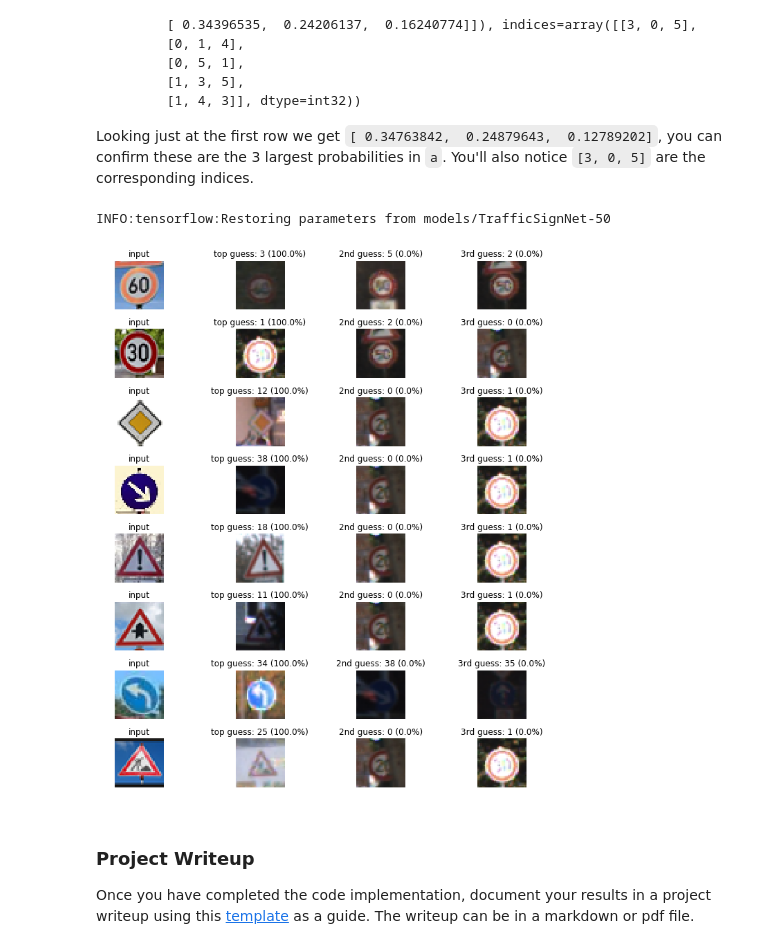
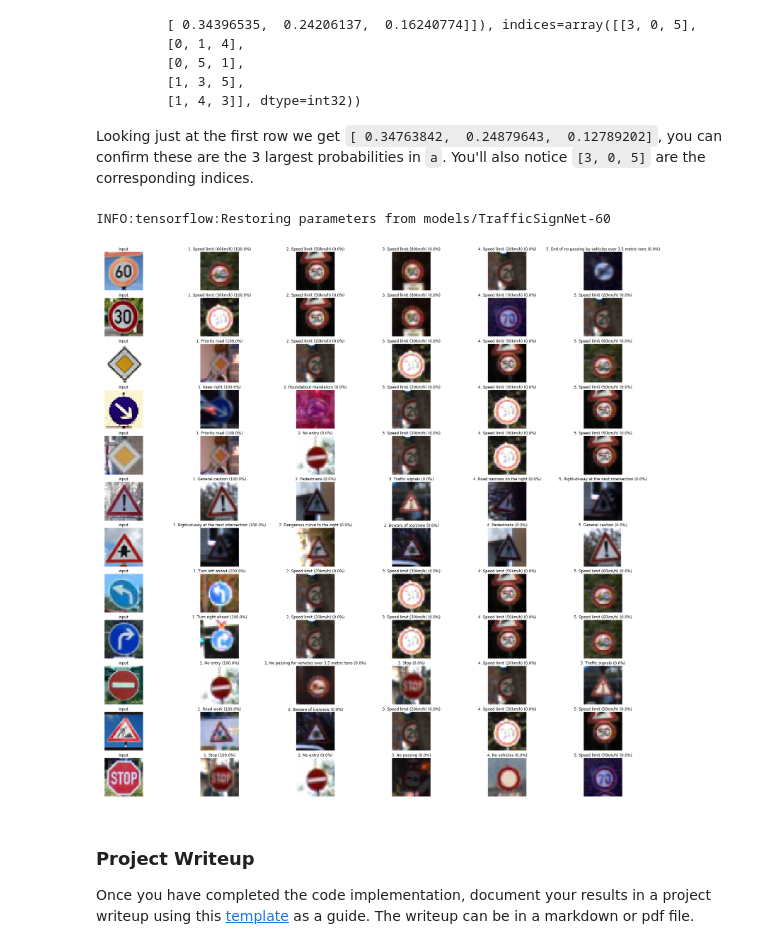
Before and after one commit to jake5452/CarND-Traffic-Sign-Classifier-Project, a Jupyter notebook: Traffic_Sign_Classifier.ipynb, the cells around one changed output. Saved outputs shown, nothing was run; the diff lists cells and outputs as text; code cells hidden in the pictures.

Commit message:
Adding more test data

```diff
--- a/Traffic_Sign_Classifier.ipynb
+++ b/Traffic_Sign_Classifier.ipynb
@@ -475,9 +481,9 @@ Validation accuracy:  0.984807258561
 # %%
+# Pick the best model and run test
 with tf.Session() as sess:
     sess.run(tf.global_variables_initializer())
-    # Pick the best model
-    saver2 = tf.train.import_meta_graph('models/TrafficSignNet-50.meta')
-    saver2.restore(sess, "models/TrafficSignNet-50")
+    saver = tf.train.import_meta_graph('models/TrafficSignNet-60.meta')
+    saver.restore(sess, "models/TrafficSignNet-60")
     test_accuracy = evaluate(X_test_processed, y_test)
     print("Test Set Accuracy: ", test_accuracy)
 # %% [output]
@@ -526,13 +547,13 @@ new_images_processed = np.array(new_images_processed)
 ### Run the predictions here and use the model to output the prediction for each image.
 ### Make sure to pre-process the images with the same pre-processing pipeline used earlier.
 ### Feel free to use as many code cells as needed.
-new_images_labels = [3, 1, 12, 38, 18, 11, 34, 25]
+new_images_labels = [3, 1, 12, 38, 12, 18, 11, 34, 33, 17, 25, 14]
+new_images_labels
 
-# Run test on the collected images and produce predictions
 with tf.Session() as sess:
     sess.run(tf.global_variables_initializer())
-    saver3 = tf.train.import_meta_graph('models/TrafficSignNet-50.meta')
-    saver3.restore(sess, "models/TrafficSignNet-50")
+    saver = tf.train.import_meta_graph('models/TrafficSignNet-60.meta')
+    saver.restore(sess, "models/TrafficSignNet-60")
     test_accuracy = evaluate(new_images_processed, new_images_labels)
     output = sess.run(tf.nn.softmax(logits), feed_dict={input_image: new_images_processed,
                                              labels: new_images_labels,
@@ -546,12 +567,10 @@ INFO:tensorflow:Restoring parameters from models/TrafficSignNet-50
 # %%
 ### Calculate the accuracy for these 5 new images.
 ### For example, if the model predicted 1 out of 5 signs correctly, it's 20% accurate on these new images.
-
-# Evaluate the accuracy of the model
 with tf.Session() as sess:
     sess.run(tf.global_variables_initializer())
-    saver3 = tf.train.import_meta_graph('models/TrafficSignNet-50.meta')
-    saver3.restore(sess, "models/TrafficSignNet-50")
+    saver = tf.train.import_meta_graph('models/TrafficSignNet-60.meta')
+    saver.restore(sess, "models/TrafficSignNet-60")
     test_accuracy = evaluate(new_images_processed, new_images_labels)
     print("Test Set Accuracy (%): ", test_accuracy*100)
 # %% [output]
@@ -600,44 +619,34 @@ Looking just at the first row we get `[ 0.34763842,  0.24879643,  0.12789202]`,
 # %%
 ### Print out the top five softmax probabilities for the predictions on the German traffic sign images found on the web.
 ### Feel free to use as many code cells as needed.
 
-# Show the top k = 3 predictions
 with tf.Session() as sess:
     sess.run(tf.global_variables_initializer())
-    saver3 = tf.train.import_meta_graph('models/TrafficSignNet-50.meta')
-    saver3.restore(sess, "models/TrafficSignNet-50")
+    saver = tf.train.import_meta_graph('models/TrafficSignNet-60.meta')
+    saver.restore(sess, "models/TrafficSignNet-60")
     test_accuracy = evaluate(new_images_processed, new_images_labels)
-    top_k = sess.run(tf.nn.top_k(tf.nn.softmax(logits), k=3), feed_dict={input_image: new_images_processed,
+    top_k = sess.run(tf.nn.top_k(tf.nn.softmax(logits), k=5), feed_dict={input_image: new_images_processed,
                                            labels: new_images_labels,
                                            keep_prob: 1.0})
     top_k_i = top_k.indices
     top_k_values = top_k.values
-    fig, axs = plt.subplots(len(new_images_processed),4, figsize=(12, 14))
-    fig.subplots_adjust(hspace = .4, wspace=.2)
+    fig, axs = plt.subplots(len(new_images_processed), 6, figsize=(32, 32))
     axs = axs.ravel()
 
     for i, image in enumerate(new_images_processed):
-        axs[4*i].axis('off')
-        axs[4*i].imshow(image)
-        axs[4*i].set_title('input')
-        guess1 = top_k_i[i][0]
-        index1 = np.argwhere(y_valid == guess1)[0]
-        axs[4*i+1].axis('off')
-        axs[4*i+1].imshow(X_valid[index1].squeeze(), cmap='gray')
-        axs[4*i+1].set_title('top guess: {} ({:.1f}%)'.format(guess1, 100*top_k_values[i][0]))
-        guess2 = top_k_i[i][1]
-        index2 = np.argwhere(y_valid == guess2)[0]
-        axs[4*i+2].axis('off')
-        axs[4*i+2].imshow(X_valid[index2].squeeze(), cmap='gray')
-        axs[4*i+2].set_title('2nd guess: {} ({:.1f}%)'.format(guess2, 100*top_k_values[i][1]))
-        guess3 = top_k_i[i][2]
-        index3 = np.argwhere(y_valid == guess3)[0]
-        axs[4*i+3].axis('off')
-        axs[4*i+3].imshow(X_valid[index3].squeeze(), cmap='gray')
-        axs[4*i+3].set_title('3rd guess: {} ({:.1f}%)'.format(guess3, 100*top_k_values[i][2]))
+        for j in range(5):
+            if (j == 0):
+                axs[6*i].axis('off')
+                axs[6*i].imshow(image)
+                axs[6*i].set_title('input')
+            guess = top_k_i[i][j]
+            index = np.argwhere(y_valid == guess)[0][0]
+            axs[6*i+j+1].axis('off')
+            axs[6*i+j+1].imshow(X_valid_processed[index])
+            axs[6*i+j+1].set_title('{}. {} ({:.1f}%)'.format(j+1, sign_names[guess], 100*top_k_values[i][j]))
 # %% [output]
-INFO:tensorflow:Restoring parameters from models/TrafficSignNet-50
+INFO:tensorflow:Restoring parameters from models/TrafficSignNet-60
-[figure, old version]
+[figure, new version]
 # %% [markdown]
 ### Project Writeup
 
```
Also changed, not shown: parts of 13 cells of this notebook, 10 other files.
